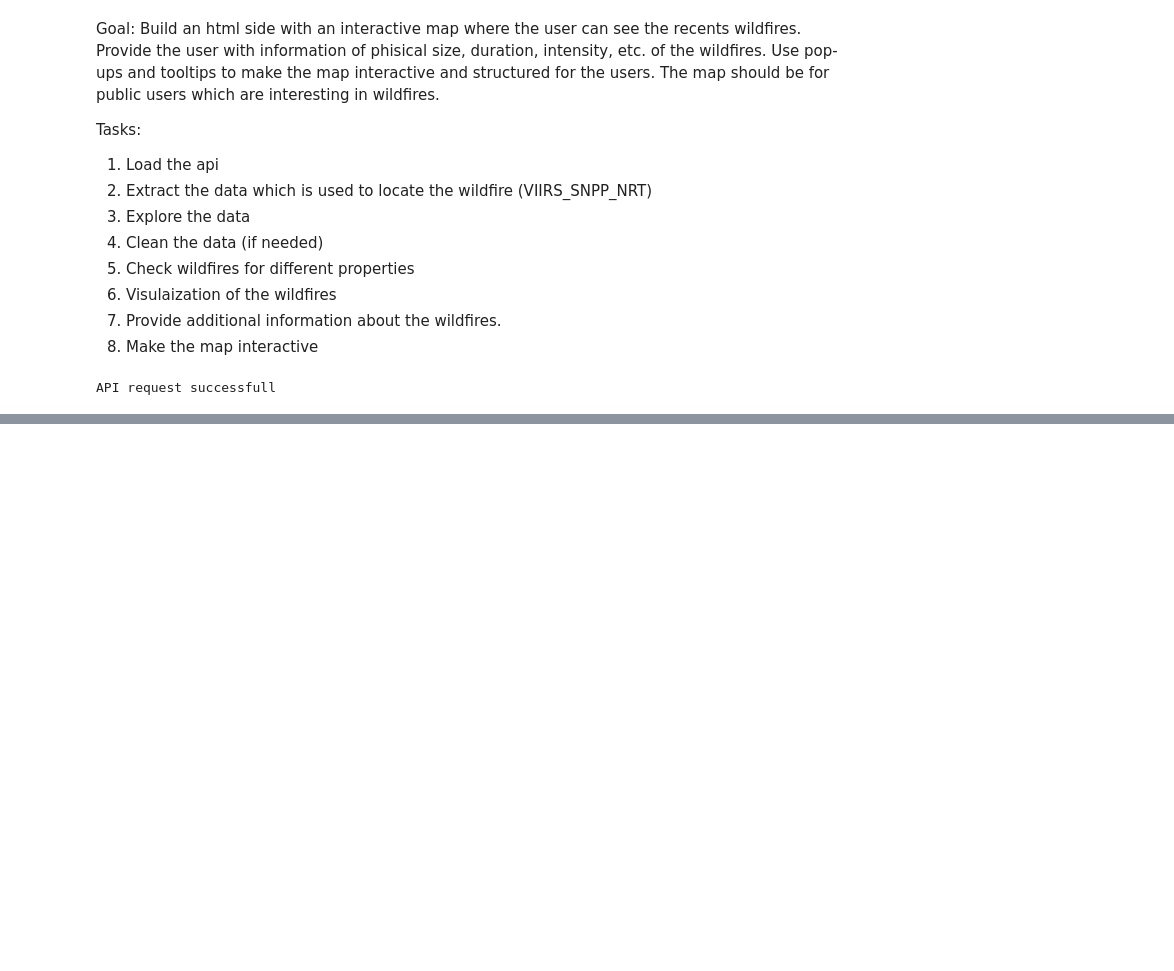
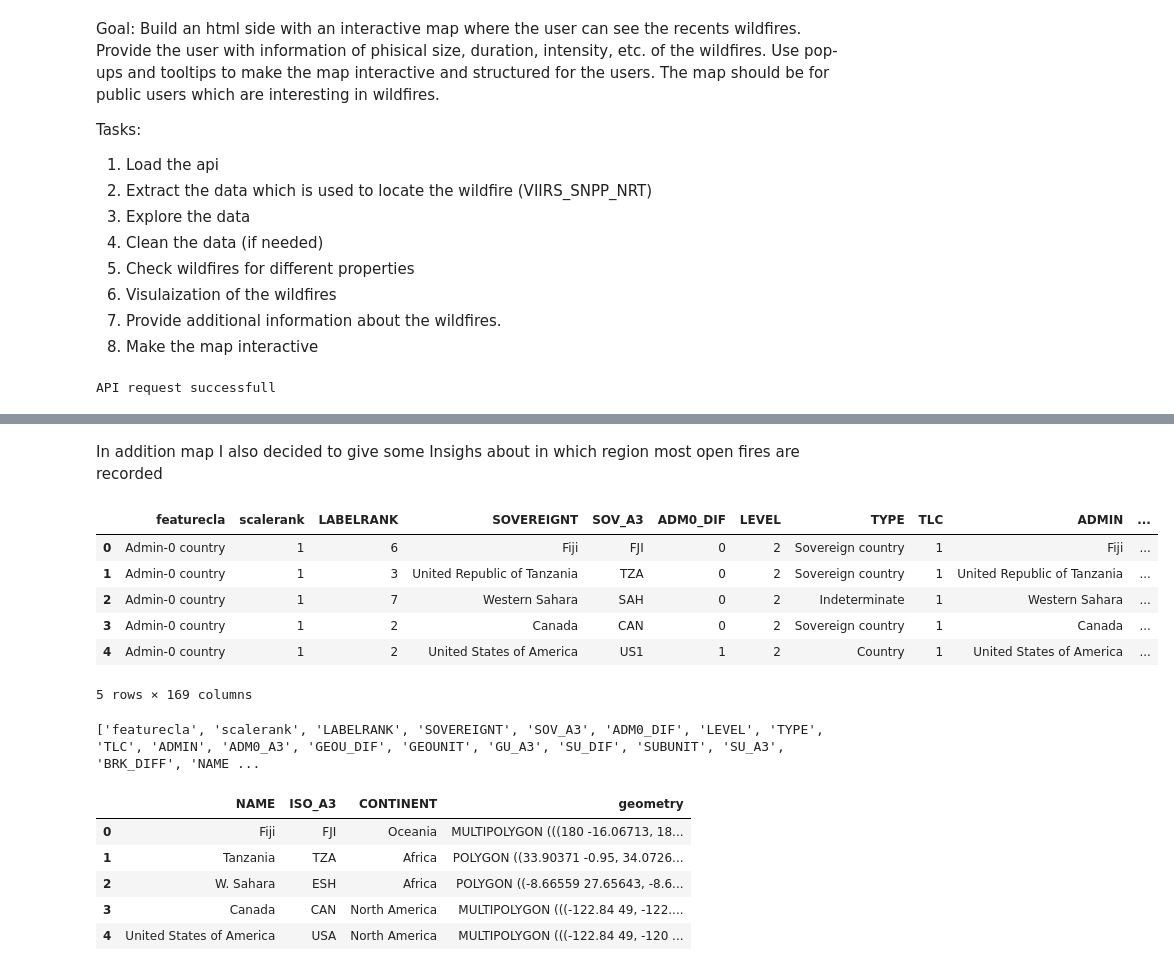
Before and after one commit to LilSheesh7/SDS210_project, a Jupyter notebook: notebooks/Wildfire_mapping_nb.ipynb, the cells around one changed output, grey strips where cells are left out. Cells and saved outputs as stored; diff of their text form; code cells hidden in the pictures; blank space fills up the shorter version.

```diff
--- a/notebooks/Wildfire_mapping_nb.ipynb
+++ b/notebooks/Wildfire_mapping_nb.ipynb
@@ -164,0 +163,28 @@ datetime.date(2026, 5, 15)
+# %% [markdown]
+In addition map I also decided to give some Insighs about in which region most open fires are recorded
+# %%
+# load Geo Data frame of the world countries
+world_import = gpd.read_file("https://naturalearth.s3.amazonaws.com/110m_cultural/ne_110m_admin_0_countries.zip").to_crs(epsg=4326) # load Countries from online source.
+
+# inspect worl gdf
+display(world_import.head(5))
+print(world_import.columns.tolist())
+
+# cleaning the world
+world = world_import[["NAME", "ISO_A3", "CONTINENT", "geometry"]] # just keep usefull attributes ot of the world gdf.
+display(world.head(5))
+# %% [output]
+|  | featurecla | scalerank | LABELRANK | SOVEREIGNT | SOV_A3 | ADM0_DIF | LEVEL | TYPE | TLC | ADMIN | ... |
+| 0 | Admin-0 country | 1 | 6 | Fiji | FJI | 0 | 2 | Sovereign country | 1 | Fiji | ... |
+| 1 | Admin-0 country | 1 | 3 | United Republic of Tanzania | TZA | 0 | 2 | Sovereign country | 1 | United Republic of Tanzania | ... |
+| 2 | Admin-0 country | 1 | 7 | Western Sahara | SAH | 0 | 2 | Indeterminate | 1 | Western Sahara | ... |
+| 3 | Admin-0 country | 1 | 2 | Canada | CAN | 0 | 2 | Sovereign country | 1 | Canada | ... |
+| 4 | Admin-0 country | 1 | 2 | United States of America | US1 | 1 | 2 | Country | 1 | United States of America | ... |
+5 rows × 169 columns
+['featurecla', 'scalerank', 'LABELRANK', 'SOVEREIGNT', 'SOV_A3', 'ADM0_DIF', 'LEVEL', 'TYPE', 'TLC', 'ADMIN', 'ADM0_A3', 'GEOU_DIF', 'GEOUNIT', 'GU_A3', 'SU_DIF', 'SUBUNIT', 'SU_A3', 'BRK_DIFF', 'NAME ...
+|  | NAME | ISO_A3 | CONTINENT | geometry |
+| 0 | Fiji | FJI | Oceania | MULTIPOLYGON (((180 -16.06713, 18... |
+| 1 | Tanzania | TZA | Africa | POLYGON ((33.90371 -0.95, 34.0726... |
+| 2 | W. Sahara | ESH | Africa | POLYGON ((-8.66559 27.65643, -8.6... |
+| 3 | Canada | CAN | North America | MULTIPOLYGON (((-122.84 49, -122.... |
+| 4 | United States of America | USA | North America | MULTIPOLYGON (((-122.84 49, -120 ... |
```
Also changed, not shown: parts of 8 cells of this notebook.
